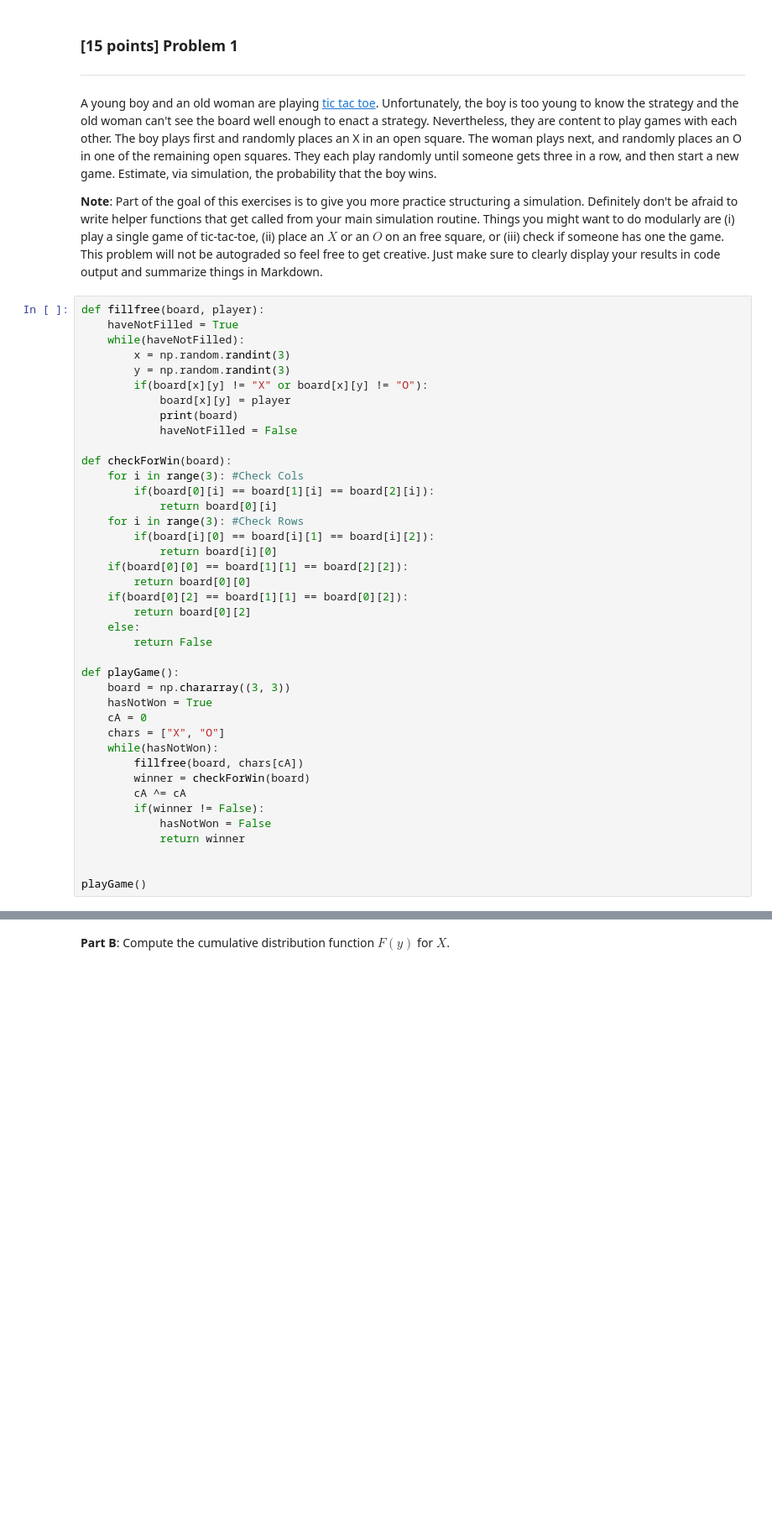
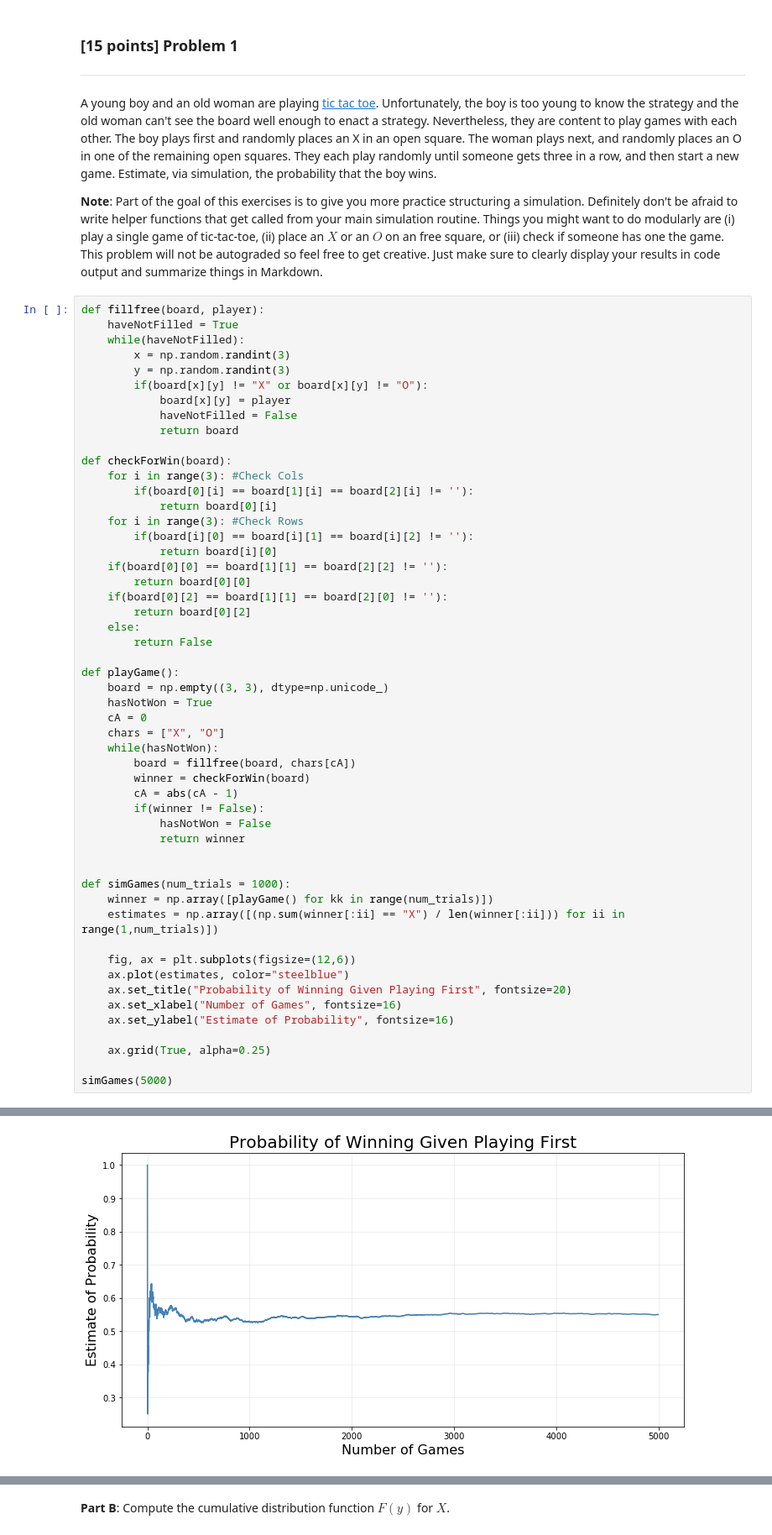
Before and after one commit to scuthbert/DataScience, a Jupyter notebook: hmwk/hmwk03/hmwk03.ipynb, the cells around one changed output, grey strips where cells are left out. Shown: that part at 84% size. Saved outputs shown, nothing was run; the diff lists cells and outputs as text; blank space fills up the shorter version.

```diff
--- a/hmwk/hmwk03/hmwk03.ipynb
+++ b/hmwk/hmwk03/hmwk03.ipynb
@@ -36,36 +36,48 @@ def fillfree(board, player):
         y = np.random.randint(3)
         if(board[x][y] != "X" or board[x][y] != "O"):
             board[x][y] = player
-            print(board)
             haveNotFilled = False
+            return board
 
 def checkForWin(board):
     for i in range(3): #Check Cols
-        if(board[0][i] == board[1][i] == board[2][i]):
+        if(board[0][i] == board[1][i] == board[2][i] != ''):
             return board[0][i]
     for i in range(3): #Check Rows
-        if(board[i][0] == board[i][1] == board[i][2]):
+        if(board[i][0] == board[i][1] == board[i][2] != ''):
             return board[i][0]
-    if(board[0][0] == board[1][1] == board[2][2]):
+    if(board[0][0] == board[1][1] == board[2][2] != ''):
         return board[0][0]
-    if(board[0][2] == board[1][1] == board[0][2]):
+    if(board[0][2] == board[1][1] == board[2][0] != ''):
         return board[0][2]
     else:
         return False
 
 def playGame():
-    board = np.chararray((3, 3))
+    board = np.empty((3, 3), dtype=np.unicode_)
     hasNotWon = True
     cA = 0
     chars = ["X", "O"]
     while(hasNotWon):
-        fillfree(board, chars[cA])
+        board = fillfree(board, chars[cA])
         winner = checkForWin(board)
-        cA ^= cA
+        cA = abs(cA - 1)
         if(winner != False):
             hasNotWon = False
             return winner
 
 
-playGame()
+def simGames(num_trials = 1000):
+    winner = np.array([playGame() for kk in range(num_trials)])
+    estimates = np.array([(np.sum(winner[:ii] == "X") / len(winner[:ii])) for ii in range(1,num_trials)])
+
+    fig, ax = plt.subplots(figsize=(12,6))
+    ax.plot(estimates, color="steelblue")
+    ax.set_title("Probability of Winning Given Playing First", fontsize=20)
+    ax.set_xlabel("Number of Games", fontsize=16)
+    ax.set_ylabel("Estimate of Probability", fontsize=16)
+
+    ax.grid(True, alpha=0.25)
+
+simGames(5000)
 # %% [output]
@@ -76,3 +84,4 @@ b'X'
+[figure, added]
 # %% [markdown]
 ### [20 points] Problem 2
 ***
```
Also changed, not shown: parts of 2 cells of this notebook.
